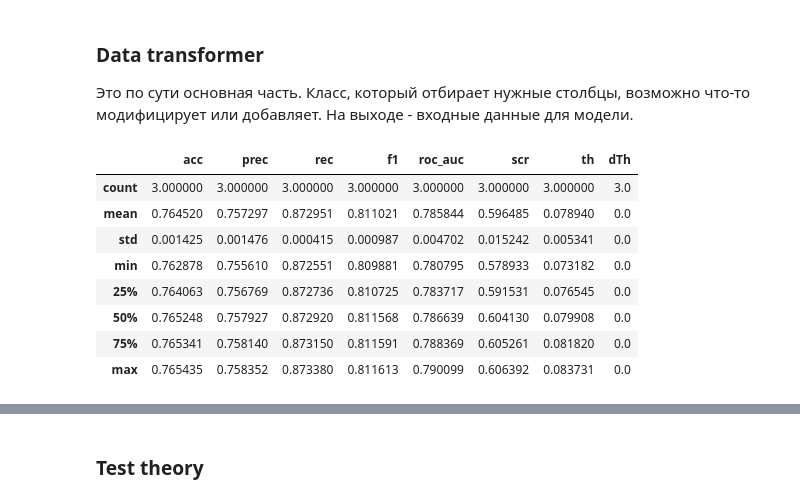
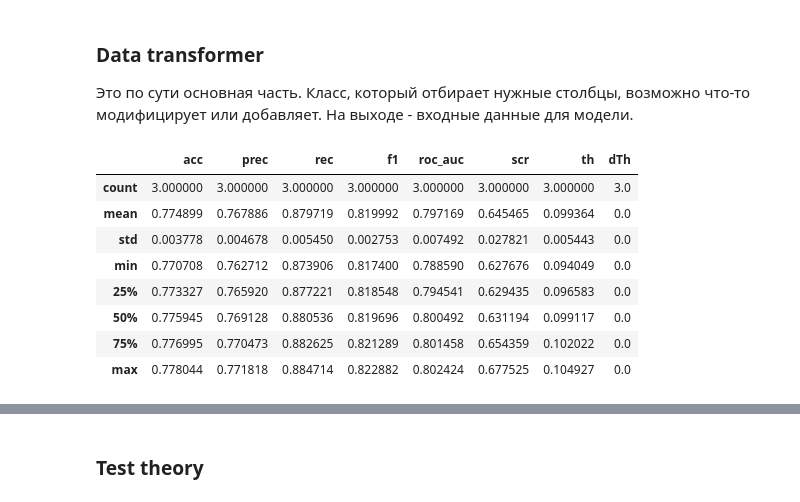
Before and after one commit to almaslov/idao2019, a Jupyter notebook: 08_data_cleaning.ipynb, the cells around one changed output, grey strips where cells are left out. Cells and saved outputs as stored; diff of their text form; code cells hidden in the pictures.

```diff
--- a/08_data_cleaning.ipynb
+++ b/08_data_cleaning.ipynb
@@ -59,42 +59,44 @@ Wall time: 3.07 s
 %%time
 from sklearn.base import TransformerMixin
 
 class DataTransformer(TransformerMixin):
     def __init__(self, *featurizers):
         self.featurizers = featurizers
 
     def fit(self, data, y=None):
         return self
 
     def transform(self, data):
         data = data.copy()
-        self.origin_features = [] + xyz_cols #+ mom_cols + hit_type_cols + exy_cols + edxy_cols + dxyz_cols
+        self.origin_features = [] + xyz_cols + mom_cols + hit_type_cols + exy_cols + edxy_cols + dxyz_cols
         features = self.origin_features.copy()
 
 #         add_is_muon(data, features)
 #         add_is_muon_tight(data, features)
 #         add_probability_hit_detector(data, features)
-#         add_coses(data, features)
+        add_coses(data, features)
         add_mse(data, features)
-#         add_normed_err(data, features)
+        add_normed_err(data, features)
+#         add_dll(data, features)
 
-        filter_data(data)
+#         filter_data(data)
 
         if not features:
             raise('no features')
 
         self.features = features[len(self.origin_features):]
         return data[features].values
 
-df_scores = cross_validate(train, n_estimators=60, n_splits=3, n_rows=100000, transformer_cls=DataTransformer)
+df_scores, feature_importance = cross_validate(train, n_estimators=60, n_splits=3, n_rows=10000, transformer_cls=DataTransformer)
 display(df_scores.describe())
+# display(feature_importance)
 # %% [output]
 |  | acc | prec | rec | f1 | roc_auc | scr | th | dTh |
 | count | 3.000000 | 3.000000 | 3.000000 | 3.000000 | 3.000000 | 3.000000 | 3.000000 | 3.0 |
-| mean | 0.764520 | 0.757297 | 0.872951 | 0.811021 | 0.785844 | 0.596485 | 0.078940 | 0.0 |
-| std | 0.001425 | 0.001476 | 0.000415 | 0.000987 | 0.004702 | 0.015242 | 0.005341 | 0.0 |
-| min | 0.762878 | 0.755610 | 0.872551 | 0.809881 | 0.780795 | 0.578933 | 0.073182 | 0.0 |
-| 25% | 0.764063 | 0.756769 | 0.872736 | 0.810725 | 0.783717 | 0.591531 | 0.076545 | 0.0 |
-| 50% | 0.765248 | 0.757927 | 0.872920 | 0.811568 | 0.786639 | 0.604130 | 0.079908 | 0.0 |
-| 75% | 0.765341 | 0.758140 | 0.873150 | 0.811591 | 0.788369 | 0.605261 | 0.081820 | 0.0 |
-| max | 0.765435 | 0.758352 | 0.873380 | 0.811613 | 0.790099 | 0.606392 | 0.083731 | 0.0 |
+| mean | 0.774899 | 0.767886 | 0.879719 | 0.819992 | 0.797169 | 0.645465 | 0.099364 | 0.0 |
+| std | 0.003778 | 0.004678 | 0.005450 | 0.002753 | 0.007492 | 0.027821 | 0.005443 | 0.0 |
+| min | 0.770708 | 0.762712 | 0.873906 | 0.817400 | 0.788590 | 0.627676 | 0.094049 | 0.0 |
+| 25% | 0.773327 | 0.765920 | 0.877221 | 0.818548 | 0.794541 | 0.629435 | 0.096583 | 0.0 |
+| 50% | 0.775945 | 0.769128 | 0.880536 | 0.819696 | 0.800492 | 0.631194 | 0.099117 | 0.0 |
+| 75% | 0.776995 | 0.770473 | 0.882625 | 0.821289 | 0.801458 | 0.654359 | 0.102022 | 0.0 |
+| max | 0.778044 | 0.771818 | 0.884714 | 0.822882 | 0.802424 | 0.677525 | 0.104927 | 0.0 |
```
Also changed, not shown: parts of 8 cells of this notebook, 7 other files.
